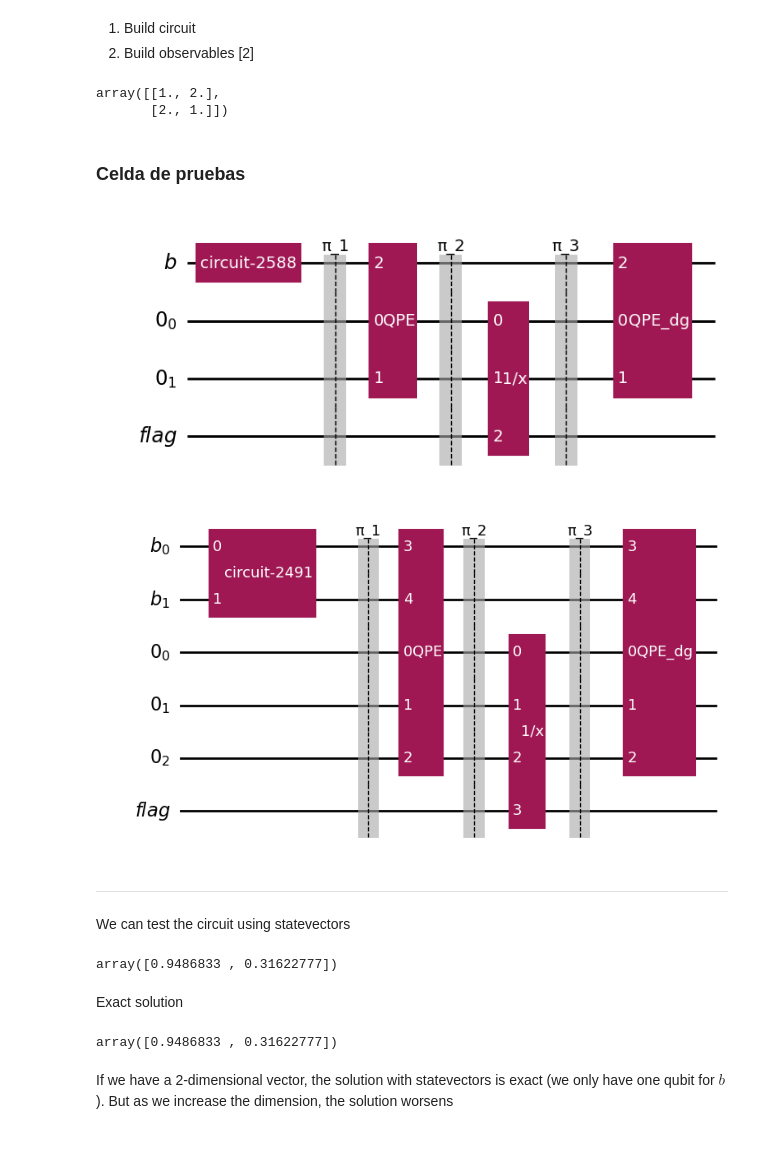
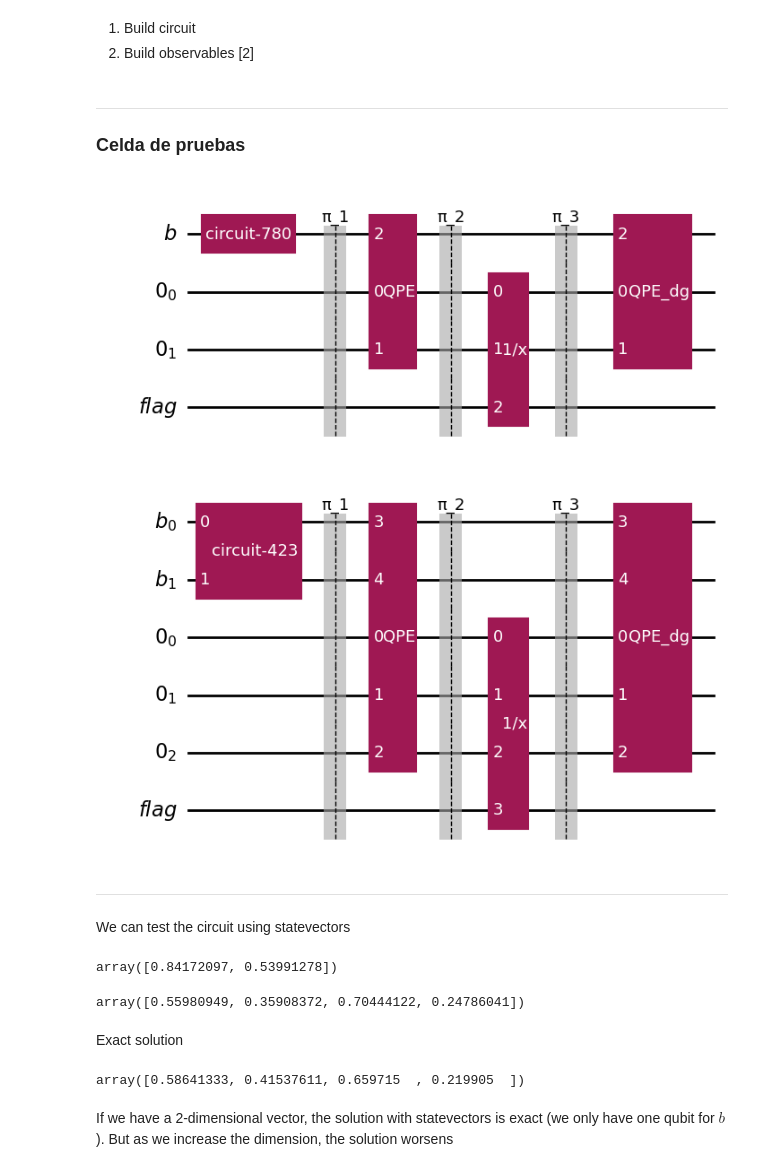
Before and after one commit to Nicofero/CITMAGA, a Jupyter notebook: Pruebas_Qiskit.ipynb, the cells around one changed output. Saved outputs shown, nothing was run; the diff lists cells and outputs as text; code cells hidden in the pictures; blank space fills up the shorter version.

```diff
--- a/Pruebas_Qiskit.ipynb
+++ b/Pruebas_Qiskit.ipynb
@@ -269,8 +299,3 @@ def tridiag_matrix(diag,up,n) -> np.ndarray:
 
     matrix = np.array(rows)
     return matrix
-# %%
-tridiag_matrix(1,2,2)
-# %% [output]
-array([[1., 2.],
-       [2., 1.]])
@@ -277,21 +343,22 @@ array([[1., 2.],
 # %% [markdown]
-### Celda de pruebas
+---
+### **Celda de pruebas**
 # %%
 vector = np.array([1,0])
-matrix = np.array([[1,-1/3],[-1/3,1]])
+matrix = tridiag_matrix(1,-1/3,2)
 
 hhl = build_circuit(matrix,vector,10e-2,True)
 hhl.draw('mpl')
 # %% [output]
-[figure, old version]
+[figure, new version]
 # %%
 vector = np.array([1,0,1,0])
-matrix = np.array([[1,-1/3,0,0],[-1/3,1,-1/3,0],[0,-1/3,1,-1/3],[0,0,-1/3,1]])
+matrix = tridiag_matrix(1,-1/3,4)
 
 hhl = build_circuit(matrix,vector,10e-2,True)
 hhl.draw('mpl')
 # %% [output]
-[figure, old version]
+[figure, new version]
 # %% [markdown]
 -----
 We can test the circuit using statevectors
@@ -302,7 +369,15 @@ num = int(len(st)/2)
 sol = np.abs(np.array([st[num],st[(num+1)]]))
 sol / np.linalg.norm(sol)
 # %% [output]
-array([0.9486833 , 0.31622777])
+array([0.84172097, 0.53991278])
+# %%
+statevector = Statevector(hhl)
+st=np.array(statevector)
+num = int(len(st)/2)
+sol = np.abs(np.array([st[num],st[(num+1)],st[num+2],st[num+3]]))
+sol / np.linalg.norm(sol)
+# %% [output]
+array([0.55980949, 0.35908372, 0.70444122, 0.24786041])
 # %% [markdown]
 Exact solution
 # %%
@@ -312,7 +387,7 @@ norm=np.sqrt(sum(sol**2))
 
 sol/norm
 # %% [output]
-array([0.9486833 , 0.31622777])
+array([0.58641333, 0.41537611, 0.659715  , 0.219905  ])
 # %% [markdown]
 If we have a 2-dimensional vector, the solution with statevectors is exact (we only have one qubit for $b$). But as we increase the dimension, the solution worsens
 # %% [markdown]
```
Also changed, not shown: parts of 15 cells of this notebook, 1 other file.
